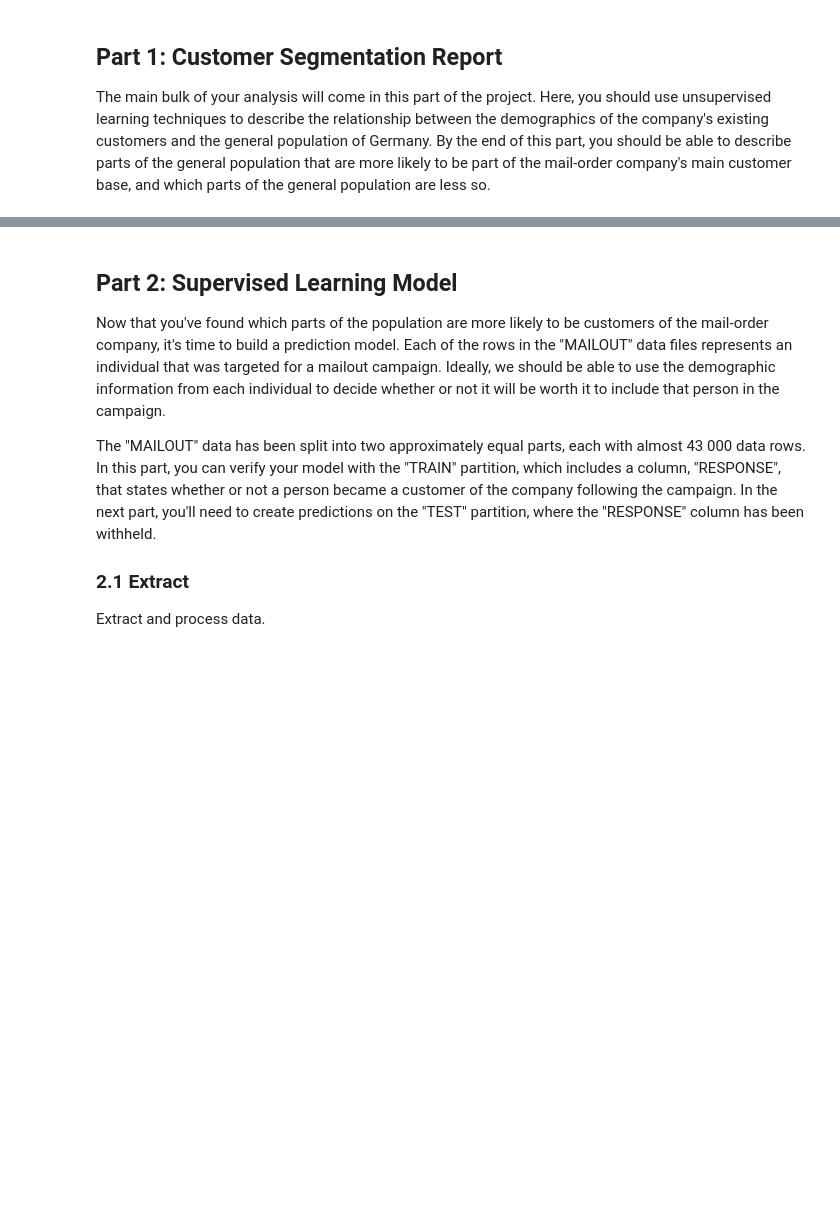
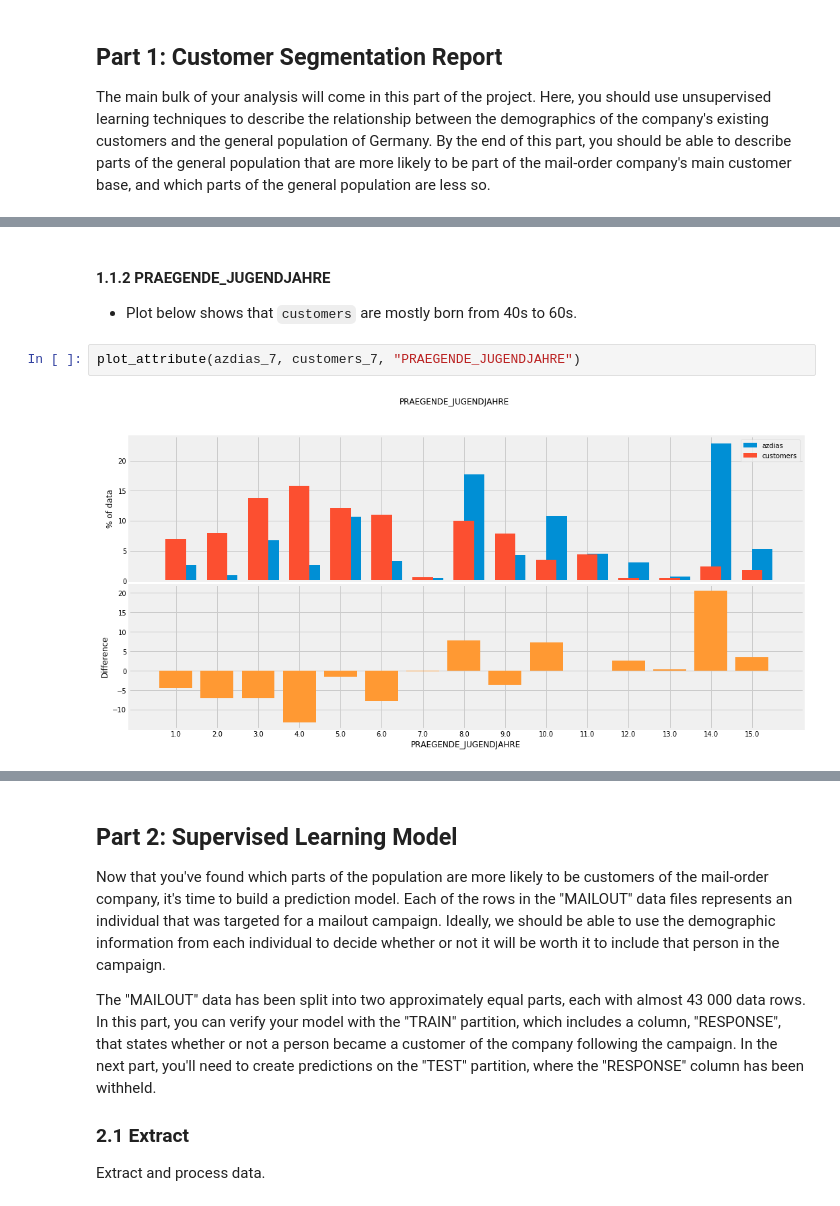
Before and after one commit to TK-Problem/nano_degree_DS, a Jupyter notebook: Capstone_project/Arvato_Project_Workbook.ipynb, the cells around one changed output, grey strips where cells are left out. Saved outputs shown, nothing was run; the diff lists cells and outputs as text; blank space fills up the shorter version.

```diff
--- a/Capstone_project/Arvato_Project_Workbook.ipynb
+++ b/Capstone_project/Arvato_Project_Workbook.ipynb
@@ -1964,0 +1984,8 @@ plot_attribute(azdias_7, customers_7, "CAMEO_DEUINTL_2015")
+# %% [markdown]
+#### 1.1.2 PRAEGENDE_JUGENDJAHRE
+
+* Plot below shows that `customers` are mostly born from 40s to 60s.
+# %%
+plot_attribute(azdias_7, customers_7, "PRAEGENDE_JUGENDJAHRE")
+# %% [output]
+[figure, added]
```
Also changed, not shown: parts of 68 cells of this notebook.
